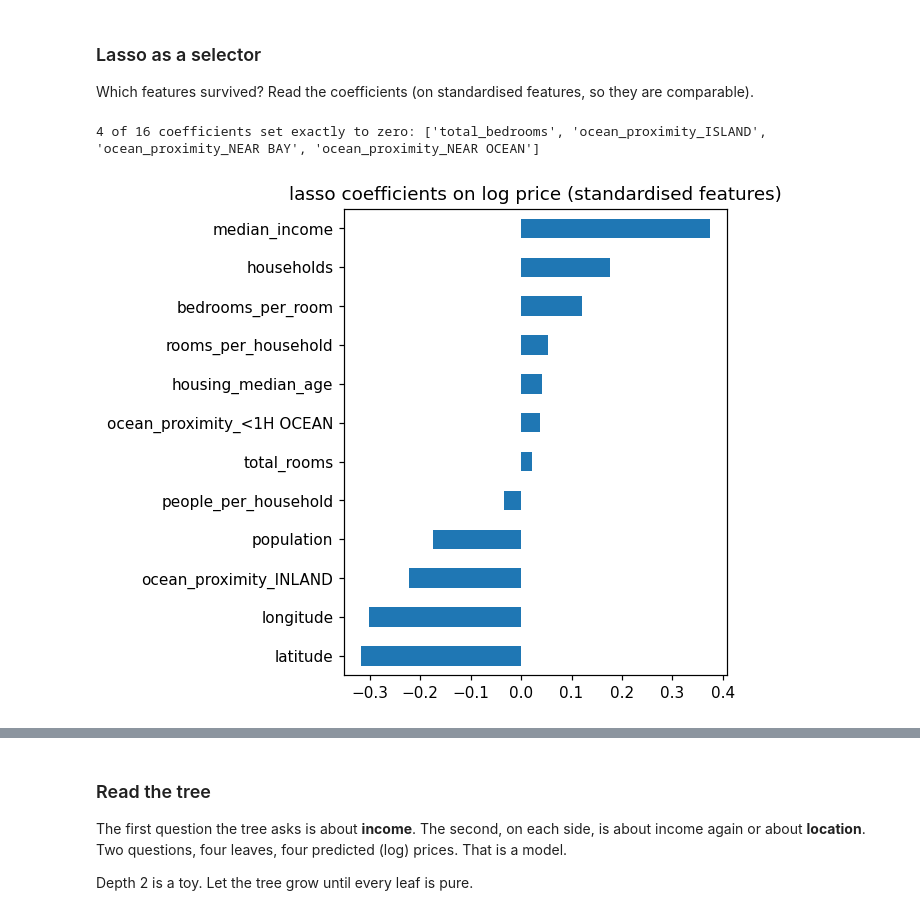
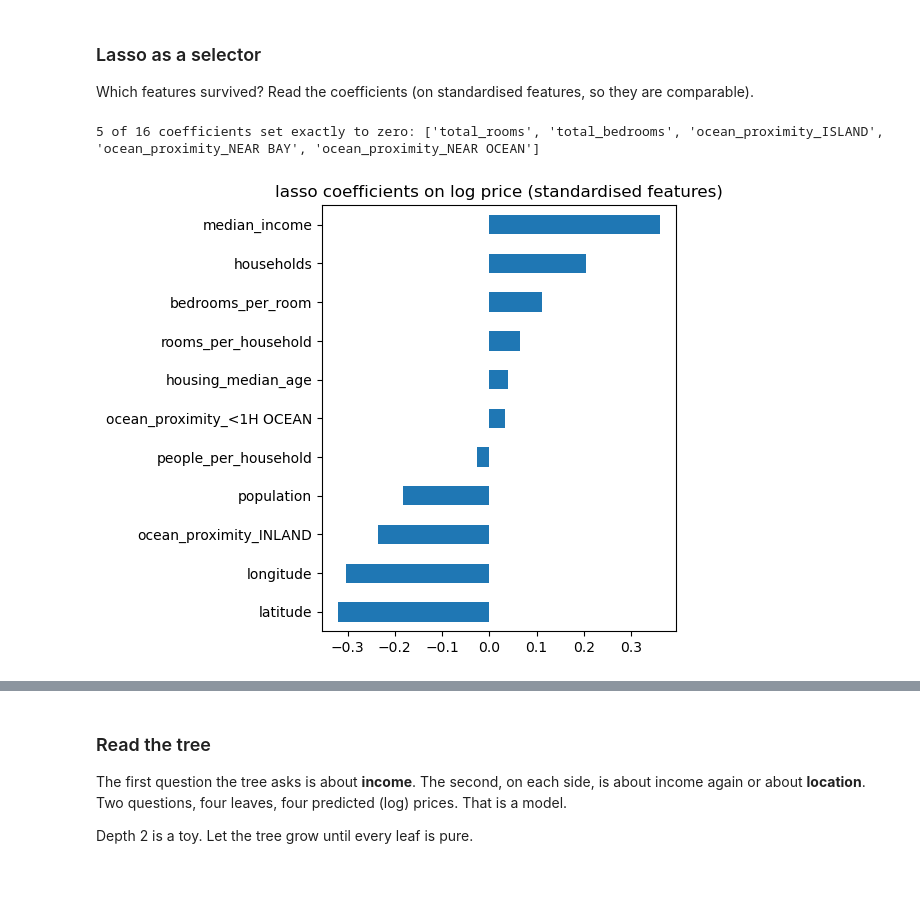
Before and after one commit to sparks5969/course-advanced-data-analysis, a Jupyter notebook: lecture_module4.ipynb, the cells around one changed output, grey strips where cells are left out. Cells and saved outputs as stored; diff of their text form; code cells hidden in the pictures; blank space fills up the shorter version.

```diff
--- a/lecture_module4.ipynb
+++ b/lecture_module4.ipynb
@@ -189,0 +257,36 @@ def show(table=None):
+# %%
+# step 1: fill the gaps — one tool per column group, as decided above
+KNN_SET1    = ["total_rooms", "total_bedrooms", "population", "households"]
+KNN_SET2    = ["longitude", "latitude", "median_income"]
+MEDIAN_SET1 = ["housing_median_age"]
+
+impute = ColumnTransformer([
+    ("knn_set1",    KNNImputer(n_neighbors=5),        KNN_SET1),      # population (MAR, driven by size) and bedrooms: both predictable from the other counts
+    ("knn_set2",    KNNImputer(n_neighbors=5),        KNN_SET2),      # income (MAR, driven by region): the 5 nearest neighbourhoods on the map
+    ("median_set1", SimpleImputer(strategy="median"), MEDIAN_SET1),   # age (MCAR): any fill is unbiased, the median is enough
+], remainder="passthrough", verbose_feature_names_out=False).set_output(transform="pandas")   # keep ocean_proximity, keep column names
+
+
+# step 2: add the ratio features — nothing to fit
+def add_ratios(d):
+    d = d.copy()
+    d["rooms_per_household"]  = d.total_rooms / d.households
+    d["bedrooms_per_room"]    = d.total_bedrooms / d.total_rooms
+    d["people_per_household"] = d.population / d.households
+    return d
+
+
+NUM = KNN_SET1 + KNN_SET2 + MEDIAN_SET1 + ["rooms_per_household", "bedrooms_per_room", "people_per_household"]
+
+# step 3: encode the text column; numeric columns pass through
+CAT    = ["ocean_proximity"]
+encode = ColumnTransformer([
+    ("num", "passthrough",                          NUM),
+    ("cat", OneHotEncoder(handle_unknown="ignore"), CAT),
+])
+
+preprocess = make_pipeline(impute, FunctionTransformer(add_ratios), encode) # this is the final preprocessor, ready to be fit on the training split and applied to any new data
+
+# the next line is an example of how it works.
+# Xt = preprocess.fit_transform(X_train)        # fit = estimate on the training split; transform = apply
+# print("model-ready matrix:", Xt.shape, "| any NaN left?", np.isnan(Xt).any())
@@ -294,12 +459,14 @@ The penalty charges every coefficient the same price. But a coefficient's size d
 **Standardise every numeric feature before penalising.** Trees won't care about this. Penalised linear models care about nothing else.
 # %%
 scaled_prep = make_pipeline(
+    impute,
     FunctionTransformer(add_ratios),
     FunctionTransformer(log_skewed),
-    ColumnTransformer([("num", make_pipeline(SimpleImputer(strategy="median"), StandardScaler()), NUM),
+    ColumnTransformer([("num", StandardScaler(), NUM),
                        ("cat", OneHotEncoder(handle_unknown="ignore"), CAT)]),
 )
 ridge = report("ridge (λ = 1)",  Ridge(alpha=1.0),  prep=scaled_prep)
 lasso = report("lasso (λ = 0.001)", Lasso(alpha=0.001), prep=scaled_prep)
+plot_fit("ridge (λ = 1)", "lasso (λ = 0.001)")
 show()
 # %% [output]
@@ -314,11 +483,11 @@ show()
 
 Which features survived? Read the coefficients (on standardised features, so they are comparable).
 # %%
-feat_names = NUM + list(lasso.regressor_[0][-1].named_transformers_["cat"].get_feature_names_out(CAT))
-coef = pd.Series(lasso.regressor_[-1].coef_, index=feat_names).sort_values()
+feat_names = NUM + list(lasso[0][-1].named_transformers_["cat"].get_feature_names_out(CAT))
+coef = pd.Series(lasso[-1].coef_, index=feat_names).sort_values()
 print(f"{(coef == 0).sum()} of {len(coef)} coefficients set exactly to zero:", list(coef[coef == 0].index))
 coef[coef != 0].plot.barh(figsize=(6, 5), title="lasso coefficients on log price (standardised features)")
 plt.tight_layout(); plt.show()
 # %% [output]
-4 of 16 coefficients set exactly to zero: ['total_bedrooms', 'ocean_proximity_ISLAND', 'ocean_proximity_NEAR BAY', 'ocean_proximity_NEAR OCEAN']
+5 of 16 coefficients set exactly to zero: ['total_rooms', 'total_bedrooms', 'ocean_proximity_ISLAND', 'ocean_proximity_NEAR BAY', 'ocean_proximity_NEAR OCEAN']
-[figure, old version]
+[figure, new version]
```
Also changed, not shown: parts of 73 cells of this notebook.
